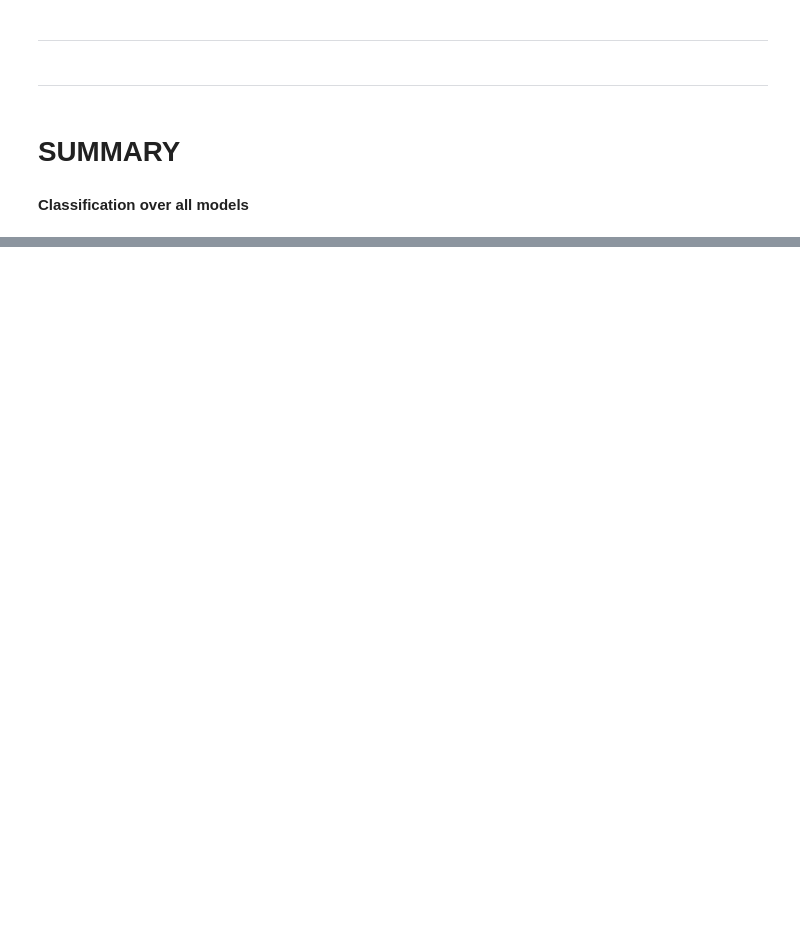
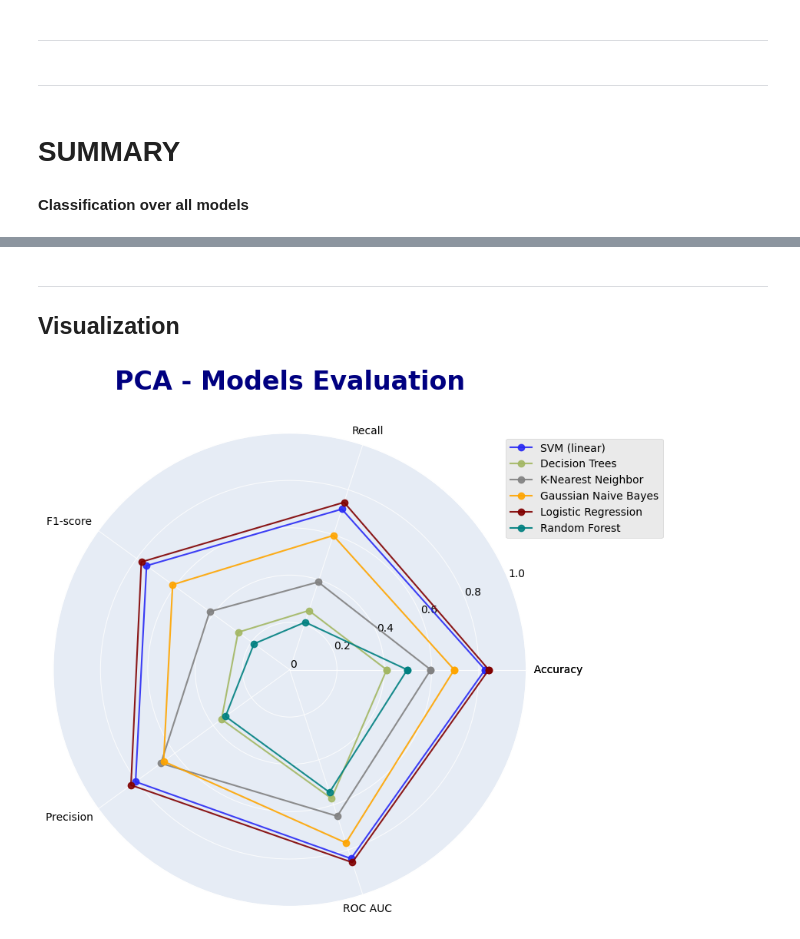
Before and after one commit to haizznaam/FaceRecognition-Classic-Approach-with-PCA, a Jupyter notebook: facerecognition-task3-tunning-pca.ipynb, the cells around one changed output, grey strips where cells are left out. Cells and saved outputs as stored; diff of their text form; code cells hidden in the pictures; blank space fills up the shorter version.

```diff
--- a/facerecognition-task3-tunning-pca.ipynb
+++ b/facerecognition-task3-tunning-pca.ipynb
@@ -1035,4 +1035,66 @@ results_df
 # import json
 # with open("/kaggle/working/predict.json", "w") as json_file:
 #     json.dump(prediction_results, json_file)
+# %% [markdown]
+****
+## Visualization
+# %%
+plt.style.use('ggplot')
+# Data
+labels = [(' '*10 +'Accuracy'), 'Recall', ('F1-score'+ ' ' * 10) , ('Precision'+ ' ' * 10), 'ROC AUC']
+svm = results_df.loc['SVM'].tolist()
+dt = results_df.loc['Decision Tree'].tolist()
+knn = results_df.loc['K-Nearest Neighbors'].tolist()
+gnb = results_df.loc['Gaussian Naives Bayes'].tolist()
+lr = results_df.loc['Logistic Regression'].tolist()
+rf = results_df.loc['Random Forest'].tolist()
+
+# Number of variables we're plotting.
+categories = labels
+N = len(categories)
+
+# What will be the angle of each axis in the plot?
+angles = np.linspace(0, 2*np.pi, len(labels), endpoint = False)
+angles = np.concatenate((angles, [angles[0]]))
+
+
+# Initialise the spider plot
+plt.figure(figsize=(8, 8))  # Increase the size of the radar
+
+# Draw one axe per variable + add labels yet
+plt.xticks(angles[:-1], categories, color='white')  # White labels
+plt.yticks([i/10 for i in range(11)], ["{:.2f}".format(i/10) for i in range(11)], color="white", size=7)
+plt.ylim(0, 1)
+
+# Set gray background
+ax = plt.subplot(111, polar=True, facecolor='#E6ECF5', alpha = 0.7)
+
+# Plot each classifier's data
+for data, label, color in zip([svm, dt, knn, gnb, lr, rf],
+                              ["SVM (linear)", "Decision Trees", "K-Nearest Neighbor",
+                               "Gaussian Naive Bayes", "Logistic Regression", "Random Forest"],
+                              ['#292AF4', '#A3B763', '#818181', 'orange', 'maroon', 'teal']):
+
+    ax.plot(angles, data + data[:1], 'o-', linewidth=1.5, label=label, color=color, alpha = 0.9)
+    ax.fill(angles, data + data[:1], alpha=0)  # Fill only the edges
+
+# Modify grids
+labels.append(labels[0])
+ax.set_thetagrids(angles * 180/np.pi, labels, color = 'black')
+plt.grid(True)
+
+# Add labels for each coordinate system
+# for angle, lab in zip(angles, labels):
+# plt.annotate(labels[0], xy=(angles[0], 1.1), color='white', fontsize=10, ha='center')
+# plt.annotate(labels[1], xy=(angles[1], 1.1), color='white', fontsize=10, ha='center')
+# plt.annotate(labels[2], xy=(angles[2], 1.1), color='white', fontsize=10, ha='center')
+# plt.annotate(labels[3], xy=(angles[3], 1.1), color='white', fontsize=10, ha='center')
+
+plt.legend(loc='upper right', bbox_to_anchor=(1.3, 1))
+plt.title("PCA - Models Evaluation\n", size = 24,color='navy', weight = 'bold')
+plt.grid(color='white', linestyle='-', alpha = 0.8)  # White grid lines
+plt.yticks([0,0.2, 0.4, 0.6, 0.8, 1.0], ["0","0.2", "0.4", "0.6", "0.8", "1.0"],color="black", size=10)  # Custom y-ticks
+plt.show()
+# %% [output]
+[figure, added]
 # %%
```
Also changed, not shown: parts of 24 cells of this notebook.
